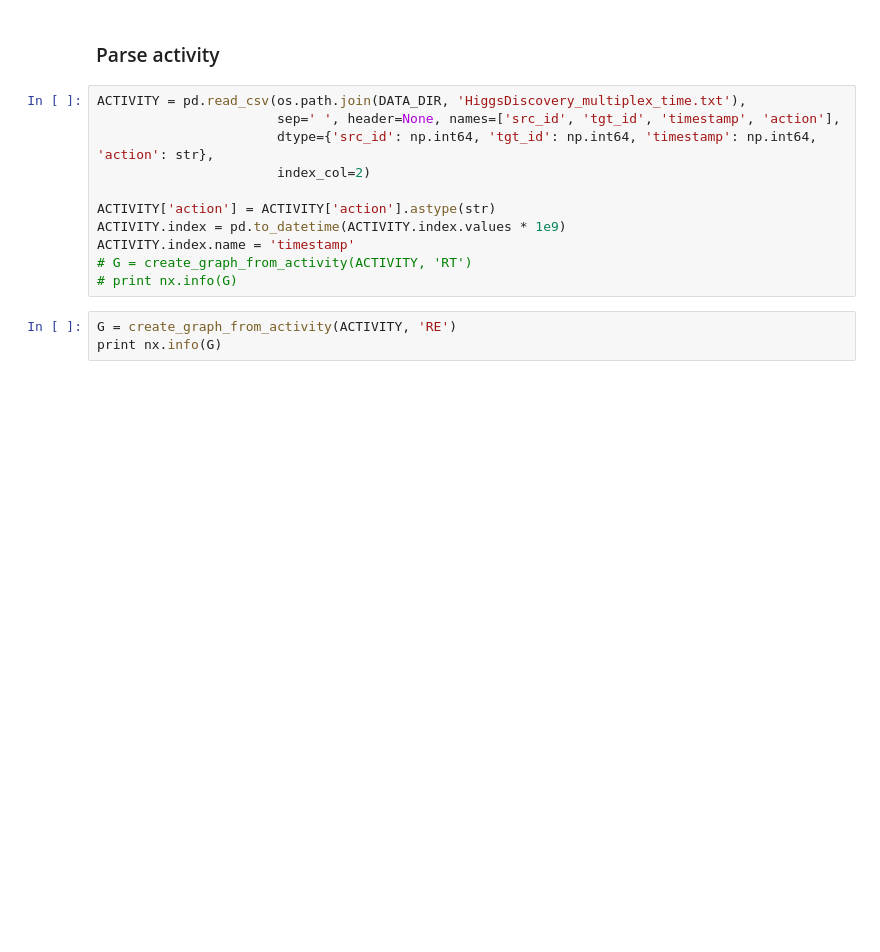
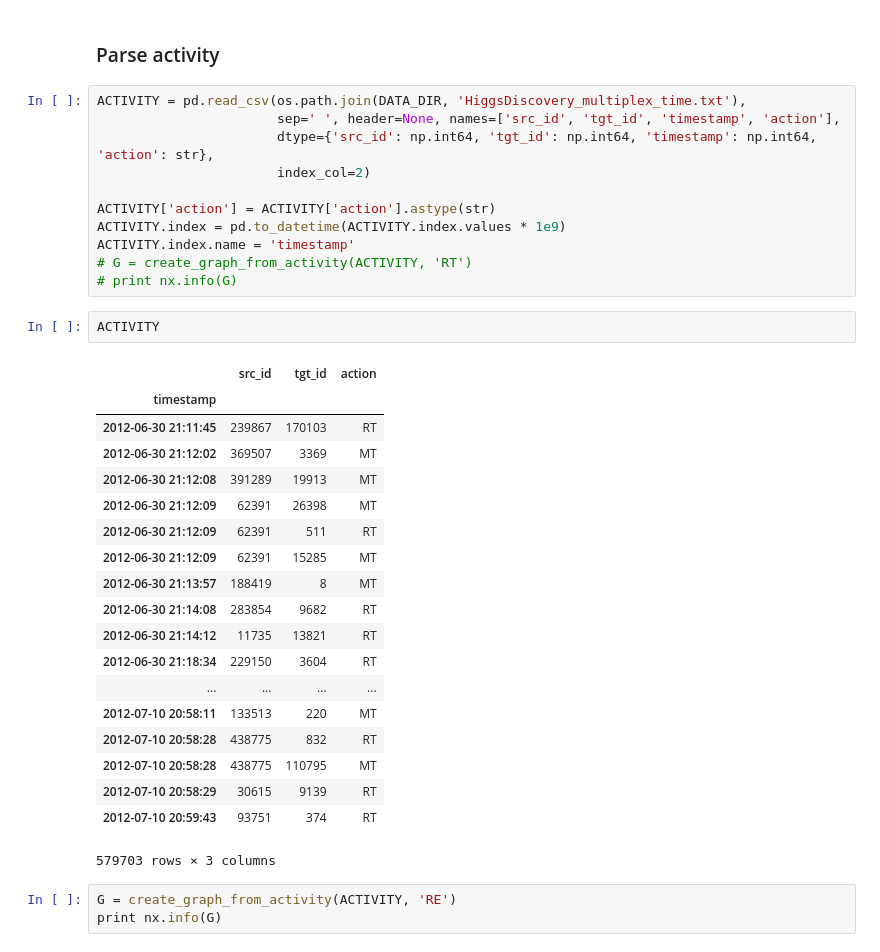
Before and after one commit to GNNX/higgs, a Jupyter notebook: Higgs preprocessing.ipynb, the cells around one changed output. Drawn from its saved outputs; the diff is of its cells as text; blank space fills up the shorter version.

```diff
--- a/Higgs preprocessing.ipynb
+++ b/Higgs preprocessing.ipynb
@@ -186,6 +186,28 @@ ACTIVITY.index = pd.to_datetime(ACTIVITY.index.values * 1e9)
 ACTIVITY.index.name = 'timestamp'
 # G = create_graph_from_activity(ACTIVITY, 'RT')
 # print nx.info(G)
+# %%
+ACTIVITY
+# %% [output]
+|  | src_id | tgt_id | action |
+| timestamp |  |  |  |
+| 2012-06-30 21:11:45 | 239867 | 170103 | RT |
+| 2012-06-30 21:12:02 | 369507 | 3369 | MT |
+| 2012-06-30 21:12:08 | 391289 | 19913 | MT |
+| 2012-06-30 21:12:09 | 62391 | 26398 | MT |
+| 2012-06-30 21:12:09 | 62391 | 511 | RT |
+| 2012-06-30 21:12:09 | 62391 | 15285 | MT |
+| 2012-06-30 21:13:57 | 188419 | 8 | MT |
+| 2012-06-30 21:14:08 | 283854 | 9682 | RT |
+| 2012-06-30 21:14:12 | 11735 | 13821 | RT |
+| 2012-06-30 21:18:34 | 229150 | 3604 | RT |
+| ... | ... | ... | ... |
+| 2012-07-10 20:58:11 | 133513 | 220 | MT |
+| 2012-07-10 20:58:28 | 438775 | 832 | RT |
+| 2012-07-10 20:58:28 | 438775 | 110795 | MT |
+| 2012-07-10 20:58:29 | 30615 | 9139 | RT |
+| 2012-07-10 20:59:43 | 93751 | 374 | RT |
+579703 rows × 3 columns
 # %%
 G = create_graph_from_activity(ACTIVITY, 'RE')
 print nx.info(G)
```
Also changed, not shown: parts of 4 cells of this notebook.
